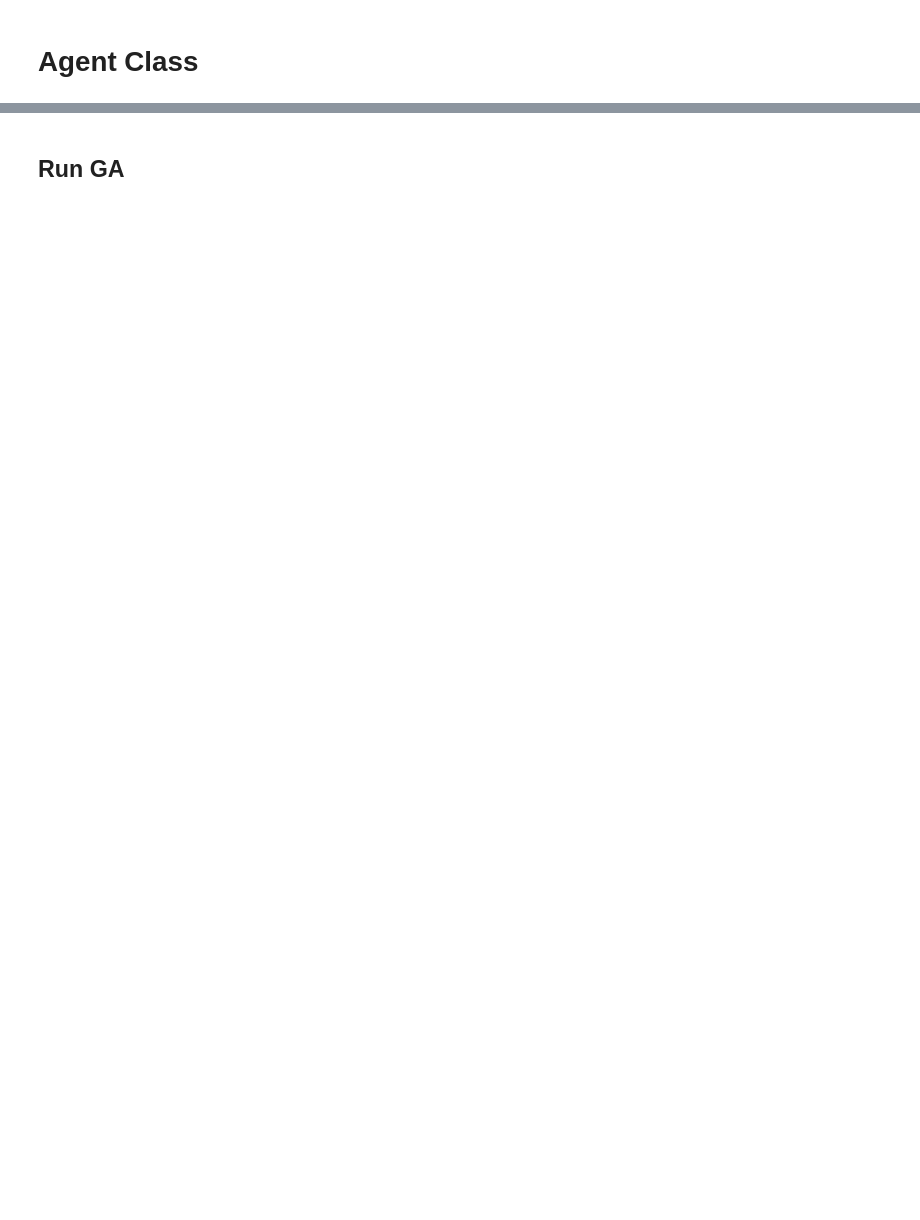
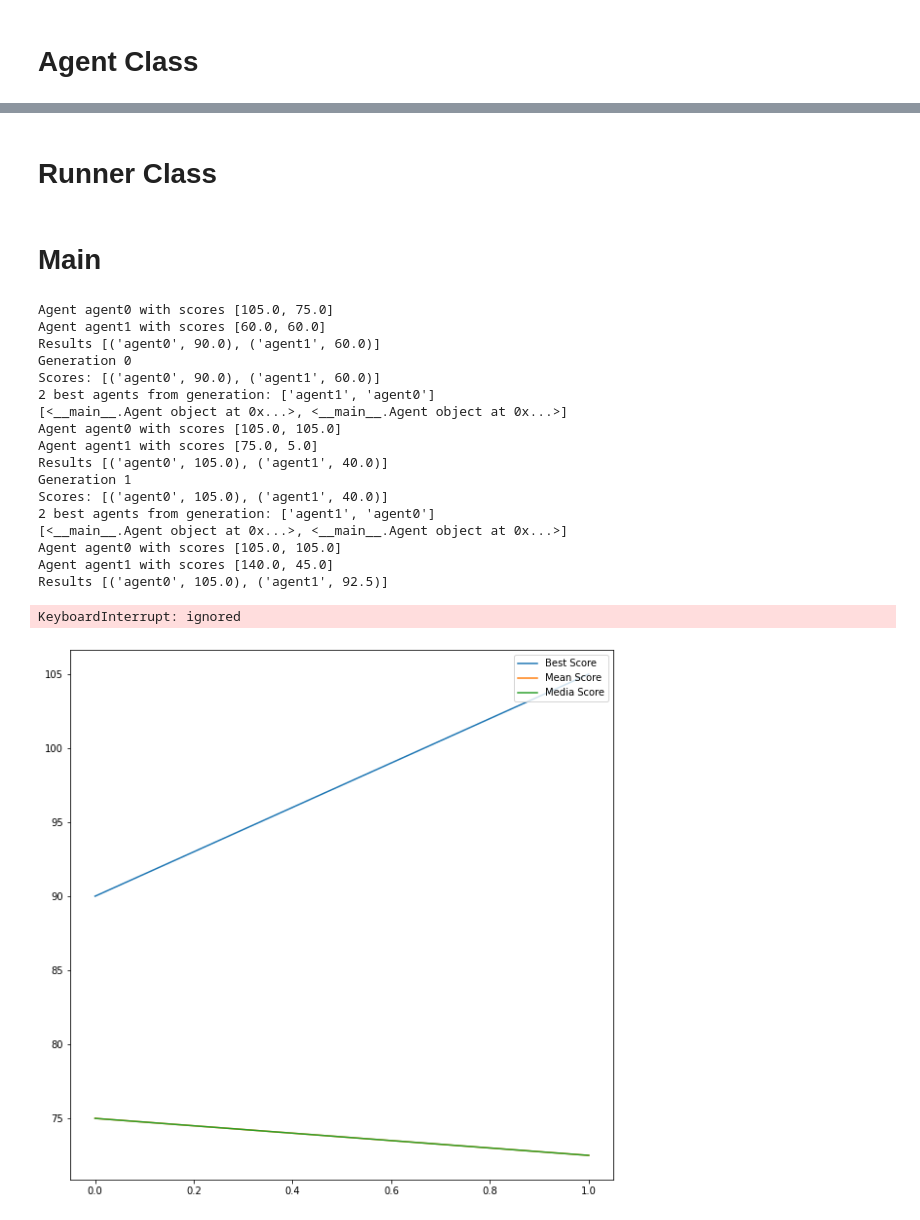
Before and after one commit to tomcotter7/OpenAI-GeneticAlgorithms, a Jupyter notebook: neuroevolution_robotics.ipynb, the cells around one changed output, grey strips where cells are left out. Drawn from its saved outputs; the diff is of its cells as text; code cells hidden in the pictures; blank space fills up the shorter version.

```diff
--- a/neuroevolution_robotics.ipynb
+++ b/neuroevolution_robotics.ipynb
@@ -154,10 +100,0 @@ def flatten(agent_weights):
-# %%
-# crossover by randomly switching certain weights of each layer
-
-def crossover(dna1, dna2, cr):
-  for layer in range(len(dna1)):
-    for index, wv in enumerate(dna1[layer][0]):
-      chance = random.uniform(0,1)
-      if chance < cr:
-        dna1[layer][0][index] = dna2[layer][0][index]
-        dna2[layer][0][index] = wv
@@ -172,6 +100,0 @@ def mutate_layer_weight(lw, mr):
-# %%
-# call mutate_layer_weight on each layer
-
-def mutate(dna, mr):
-  new_dna = [(mutate_layer_weight(lw, mr), shape) for lw, shape in dna]
-  return new_dna
@@ -245,2 +100,0 @@ full_evo(Agent("test", True), Agent("test", True))
-# %% [markdown]
-## Run GA
@@ -296,0 +101,2 @@ plt.legend(loc="upper right")
+# %% [markdown]
+# Runner Class
@@ -296,0 +284,45 @@ plt.legend(loc="upper right")
+# %% [markdown]
+# Main
+# %%
+ENV = gym.make("SpaceInvaders-v4")
+
+sp_runner = Runner(ENV, 2, experiences_per_gen=2, pop_size=2)
+gen, gen_reward, best_scores, mean_scores, median_scores = sp_runner.run_genetic_algorithm()
+
+plt.figure(figsize=(10,10))
+plt.plot(best_scores, label="Best Score")
+plt.plot(mean_scores, label="Mean Score")
+plt.plot(median_scores, label="Media Score")
+plt.legend(loc="upper right")
+
+NEW_ENV = gym.make("DemonAttack-v4")
+
+final_best_agent_name = max(gen_reward, key=lambda x: x[1])[0]
+best_agent = [agent for agent in gen if agent.name == final_best_agent_name][0]
+da_runner = Runner(NEW_ENV, 10, experiences_per_gen=2, pop_size=2)
+
+random_results = da_runner.run_multiple_times(random=True)
+model_results = da_runner.run_multiple_times(model=best_agent.nn)
+
+print("Random Results: Mean: {}, Best: {}".format(np.mean(random_results), max(random_results)))
+print("Model Results: Mean: {}, Best: {}".format(np.mean(model_results), max(model_results)))
+# %% [output]
+Agent agent0 with scores [105.0, 75.0]
+Agent agent1 with scores [60.0, 60.0]
+Results [('agent0', 90.0), ('agent1', 60.0)]
+Generation 0
+Scores: [('agent0', 90.0), ('agent1', 60.0)]
+2 best agents from generation: ['agent1', 'agent0']
+[<__main__.Agent object at 0x...>, <__main__.Agent object at 0x...>]
+Agent agent0 with scores [105.0, 105.0]
+Agent agent1 with scores [75.0, 5.0]
+Results [('agent0', 105.0), ('agent1', 40.0)]
+Generation 1
+Scores: [('agent0', 105.0), ('agent1', 40.0)]
+2 best agents from generation: ['agent1', 'agent0']
+[<__main__.Agent object at 0x...>, <__main__.Agent object at 0x...>]
+Agent agent0 with scores [105.0, 105.0]
+Agent agent1 with scores [140.0, 45.0]
+Results [('agent0', 105.0), ('agent1', 92.5)]
+KeyboardInterrupt: ignored
+[figure, added]
```
Also changed, not shown: parts of 18 cells of this notebook.
